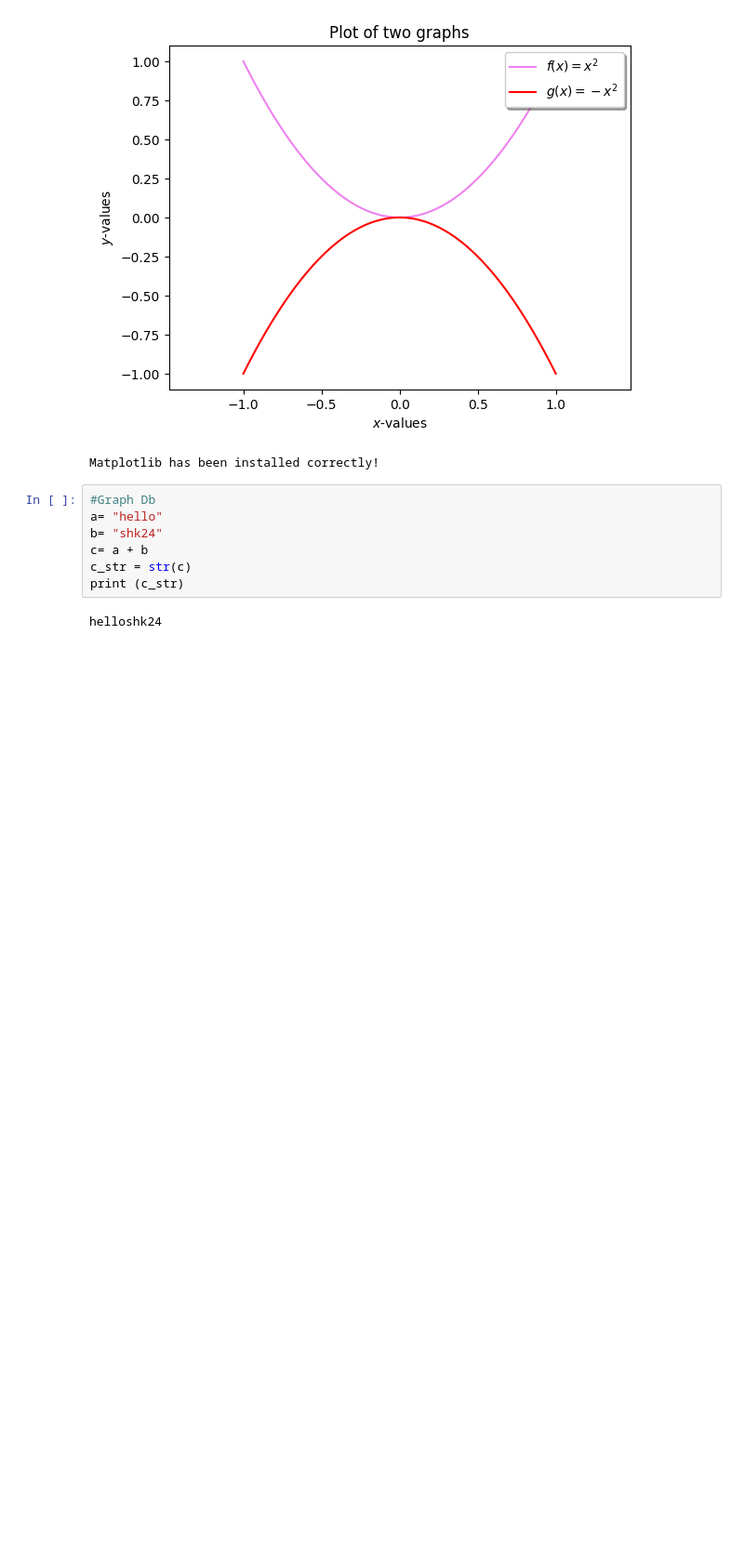
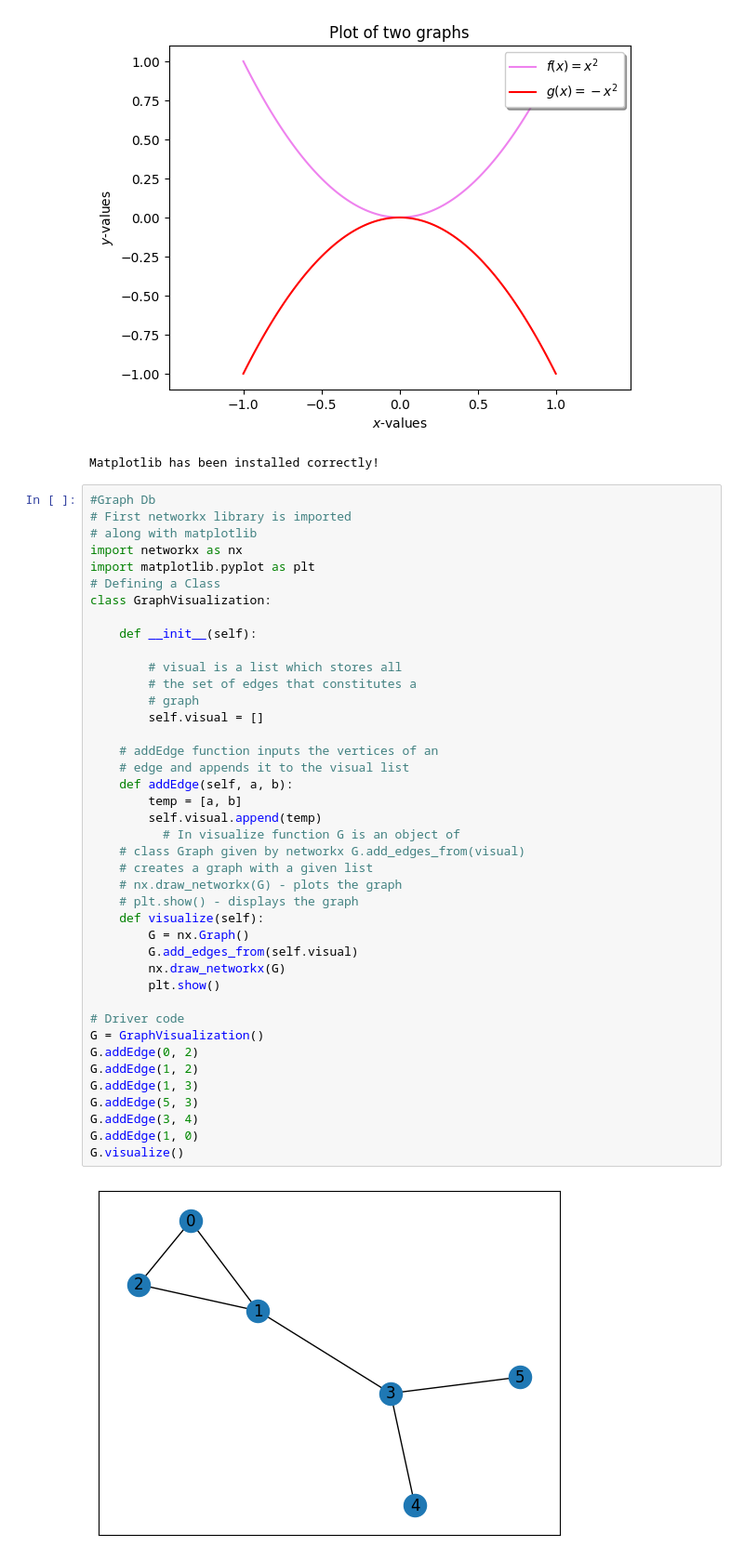
Before and after one commit to shkgiri/Python, a Jupyter notebook: test.ipynb, the cells around one changed output. Shown at 93% size. Saved outputs shown, nothing was run; the diff lists cells and outputs as text; blank space fills up the shorter version.

```diff
--- a/test.ipynb
+++ b/test.ipynb
@@ -141,10 +141,44 @@ Do you see the graph of two functions?
 Matplotlib has been installed correctly!
 # %%
 #Graph Db
-a= "hello"
-b= "shk24"
-c= a + b
-c_str = str(c)
-print (c_str)
+# First networkx library is imported
+# along with matplotlib
+import networkx as nx
+import matplotlib.pyplot as plt
+# Defining a Class
+class GraphVisualization:
+
+    def __init__(self):
+
+        # visual is a list which stores all
+        # the set of edges that constitutes a
+        # graph
+        self.visual = []
+
+    # addEdge function inputs the vertices of an
+    # edge and appends it to the visual list
+    def addEdge(self, a, b):
+        temp = [a, b]
+        self.visual.append(temp)
+          # In visualize function G is an object of
+    # class Graph given by networkx G.add_edges_from(visual)
+    # creates a graph with a given list
+    # nx.draw_networkx(G) - plots the graph
+    # plt.show() - displays the graph
+    def visualize(self):
+        G = nx.Graph()
+        G.add_edges_from(self.visual)
+        nx.draw_networkx(G)
+        plt.show()
+
+# Driver code
+G = GraphVisualization()
+G.addEdge(0, 2)
+G.addEdge(1, 2)
+G.addEdge(1, 3)
+G.addEdge(5, 3)
+G.addEdge(3, 4)
+G.addEdge(1, 0)
+G.visualize()
 # %% [output]
-helloshk24
+[figure, added]
```
